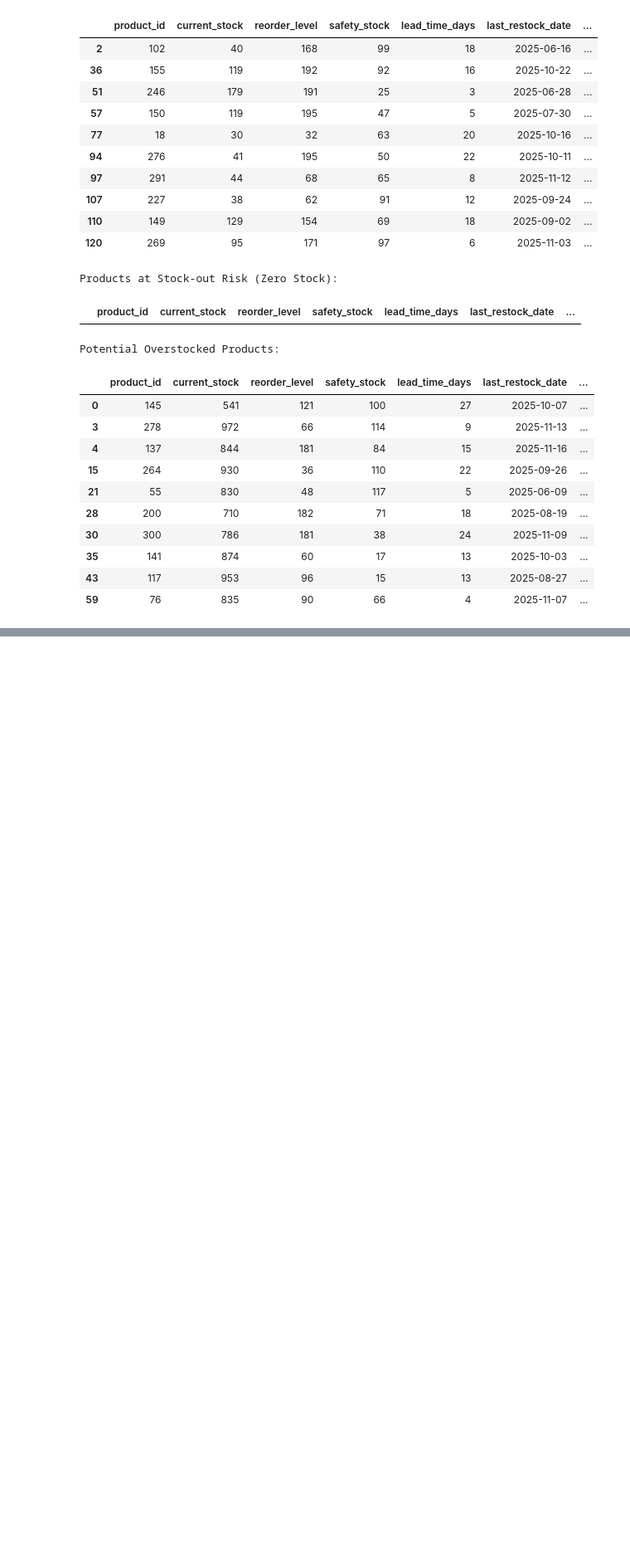
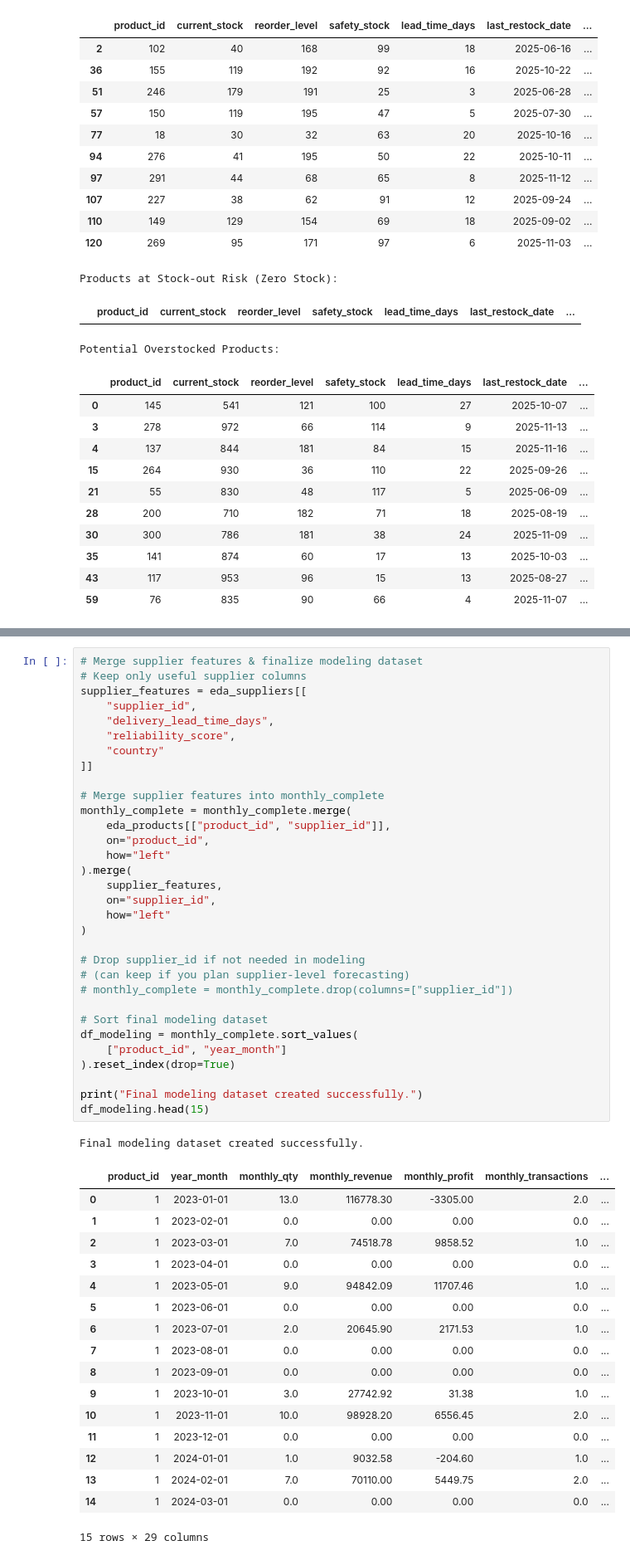
Before and after one commit to LinetLydia/Sales_and_Inventory_Forecasting_System, a Jupyter notebook: index.ipynb, the cells around one changed output, grey strips where cells are left out. Shown: that part at 83% size. Drawn from its saved outputs; the diff is of its cells as text; blank space fills up the shorter version.

```diff
--- a/index.ipynb
+++ b/index.ipynb
@@ -1207,0 +1513,51 @@ Potential Overstocked Products:
+# %%
+# Merge supplier features & finalize modeling dataset
+# Keep only useful supplier columns
+supplier_features = eda_suppliers[[
+    "supplier_id",
+    "delivery_lead_time_days",
+    "reliability_score",
+    "country"
+]]
+
+# Merge supplier features into monthly_complete
+monthly_complete = monthly_complete.merge(
+    eda_products[["product_id", "supplier_id"]],
+    on="product_id",
+    how="left"
+).merge(
+    supplier_features,
+    on="supplier_id",
+    how="left"
+)
+
+# Drop supplier_id if not needed in modeling
+# (can keep if you plan supplier-level forecasting)
+# monthly_complete = monthly_complete.drop(columns=["supplier_id"])
+
+# Sort final modeling dataset
+df_modeling = monthly_complete.sort_values(
+    ["product_id", "year_month"]
+).reset_index(drop=True)
+
+print("Final modeling dataset created successfully.")
+df_modeling.head(15)
+# %% [output]
+Final modeling dataset created successfully.
+|  | product_id | year_month | monthly_qty | monthly_revenue | monthly_profit | monthly_transactions | ... |
+| 0 | 1 | 2023-01-01 | 13.0 | 116778.30 | -3305.00 | 2.0 | ... |
+| 1 | 1 | 2023-02-01 | 0.0 | 0.00 | 0.00 | 0.0 | ... |
+| 2 | 1 | 2023-03-01 | 7.0 | 74518.78 | 9858.52 | 1.0 | ... |
+| 3 | 1 | 2023-04-01 | 0.0 | 0.00 | 0.00 | 0.0 | ... |
+| 4 | 1 | 2023-05-01 | 9.0 | 94842.09 | 11707.46 | 1.0 | ... |
+| 5 | 1 | 2023-06-01 | 0.0 | 0.00 | 0.00 | 0.0 | ... |
+| 6 | 1 | 2023-07-01 | 2.0 | 20645.90 | 2171.53 | 1.0 | ... |
+| 7 | 1 | 2023-08-01 | 0.0 | 0.00 | 0.00 | 0.0 | ... |
+| 8 | 1 | 2023-09-01 | 0.0 | 0.00 | 0.00 | 0.0 | ... |
+| 9 | 1 | 2023-10-01 | 3.0 | 27742.92 | 31.38 | 1.0 | ... |
+| 10 | 1 | 2023-11-01 | 10.0 | 98928.20 | 6556.45 | 2.0 | ... |
+| 11 | 1 | 2023-12-01 | 0.0 | 0.00 | 0.00 | 0.0 | ... |
+| 12 | 1 | 2024-01-01 | 1.0 | 9032.58 | -204.60 | 1.0 | ... |
+| 13 | 1 | 2024-02-01 | 7.0 | 70110.00 | 5449.75 | 2.0 | ... |
+| 14 | 1 | 2024-03-01 | 0.0 | 0.00 | 0.00 | 0.0 | ... |
+15 rows × 29 columns
```
Also changed, not shown: parts of 9 cells of this notebook.
